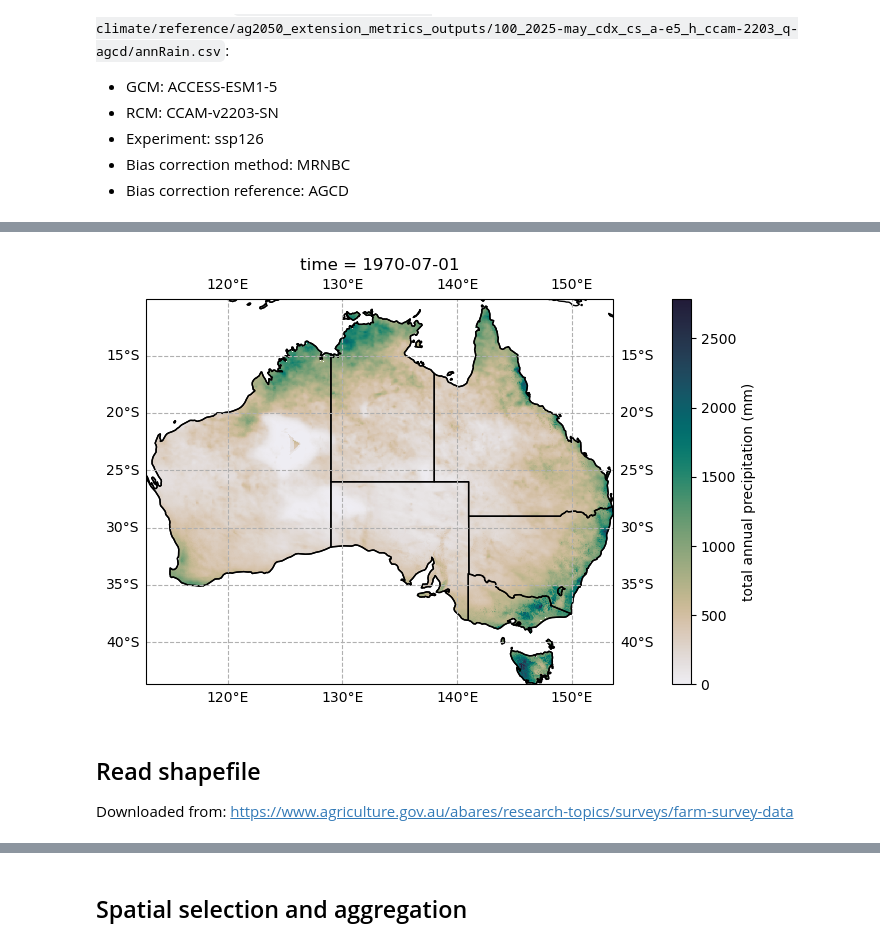
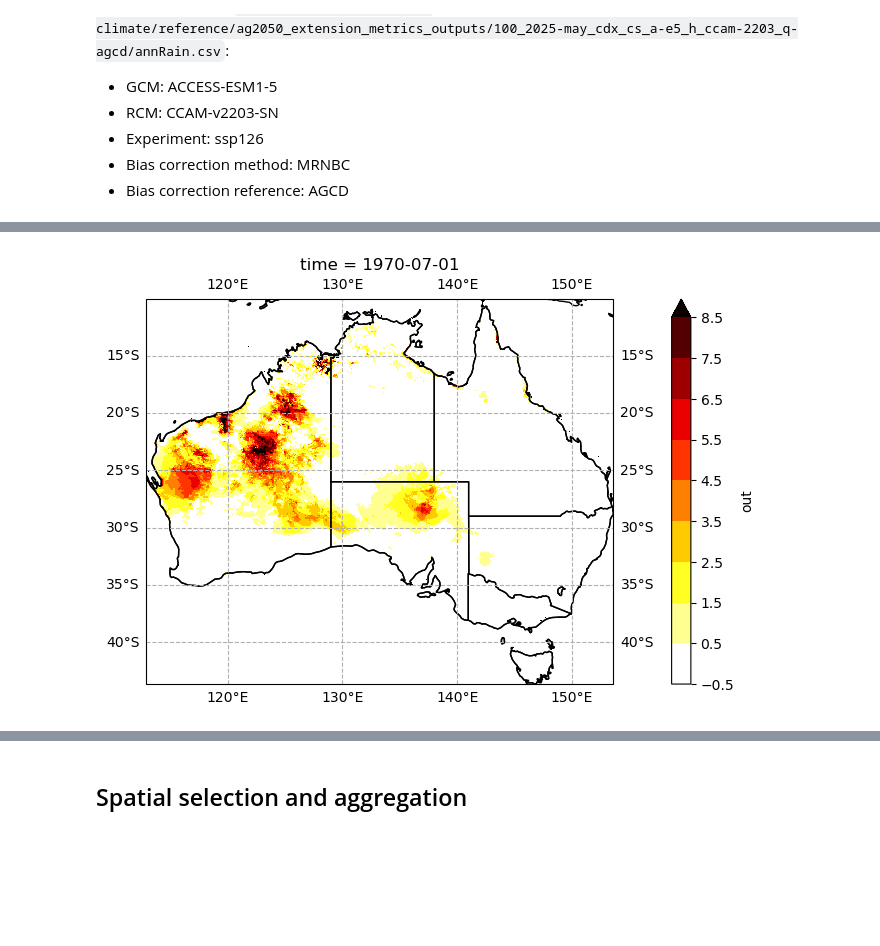
Before and after one commit to ClimateVHT/rip-sip, a Jupyter notebook: test.ipynb, the cells around one changed output, grey strips where cells are left out. Drawn from its saved outputs; the diff is of its cells as text; code cells hidden in the pictures; blank space fills up the shorter version.

```diff
--- a/test.ipynb
+++ b/test.ipynb
@@ -21,7 +22,7 @@ Example data from `/datasets/work/af-ag2050-climate/reference/ag2050_extension_m
 - Bias correction method: MRNBC
 - Bias correction reference: AGCD
 # %%
-df = pd.read_csv('annRain.csv')
+df = pd.read_csv('THItropical.csv')
 # %%
 df
 # %% [output]
@@ -77,21 +93,19 @@ da = da.rename({'latitude': 'lat', 'longitude': 'lon'})
 # %%
 fig = plt.figure(figsize=[15, 5])
 ax = fig.add_subplot(111, projection=ccrs.PlateCarree())
 
 da.isel(time=10).plot(
     ax=ax,
     transform=ccrs.PlateCarree(),
-    cmap=cmocean.cm.rain,
-    cbar_kwargs={'label': 'total annual precipitation (mm)'},
+    levels=[-0.5, 0.5, 1.5, 2.5, 3.5, 4.5, 5.5, 6.5, 7.5, 8.5],
+    extend='max',
+    cmap='hot_r',
+#    cbar_kwargs={'label': 'total annual precipitation (mm)'},
 )
 ax.coastlines()
 ax.add_feature(cartopy.feature.STATES)
 ax.gridlines(linestyle="--", draw_labels=True)
 
 plt.show()
 # %% [output]
-[figure, old version]
+[figure, new version]
-# %% [markdown]
-## Read shapefile
-
-Downloaded from: https://www.agriculture.gov.au/abares/research-topics/surveys/farm-survey-data
```
Also changed, not shown: parts of 18 cells of this notebook.
